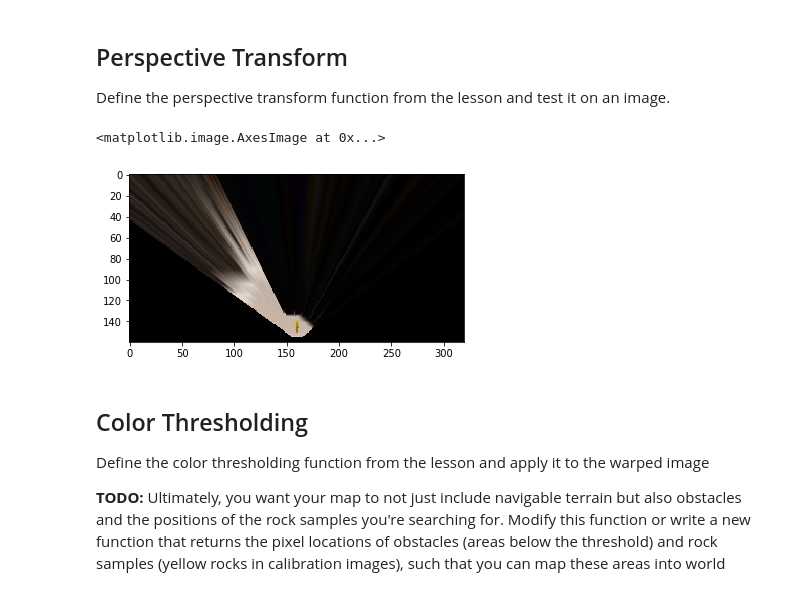
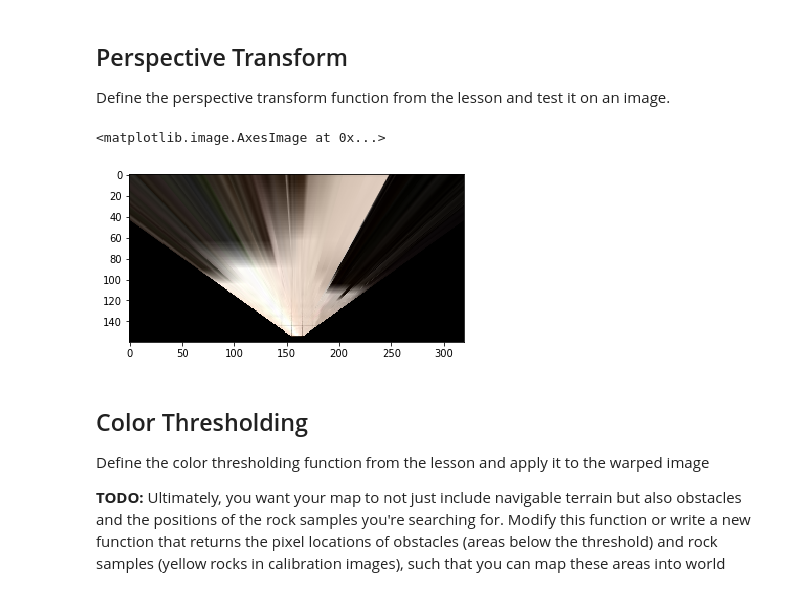
Before and after one commit to crespum/RoboND-Rover-Project, a Jupyter notebook: code/Rover_Project_Test_Notebook.ipynb, the cells around one changed output. Cells and saved outputs as stored; diff of their text form; code cells hidden in the pictures.

```diff
--- a/code/Rover_Project_Test_Notebook.ipynb
+++ b/code/Rover_Project_Test_Notebook.ipynb
@@ -95,14 +95,14 @@
                   [image.shape[1]/2 + dst_size, image.shape[0] - bottom_offset],
                   [image.shape[1]/2 + dst_size, image.shape[0] - 2*dst_size - bottom_offset],
                   [image.shape[1]/2 - dst_size, image.shape[0] - 2*dst_size - bottom_offset],
                   ])
-warped = perspect_transform(rock_img, source, destination)
+warped = perspect_transform(grid_img, source, destination)
 
 plt.imshow(warped)
 #scipy.misc.imsave('../output/warped_example.jpg', warped)
 # %% [output]
 <matplotlib.image.AxesImage at 0x...>
-[figure, old version]
+[figure, new version]
 # %% [markdown]
 ## Color Thresholding
 Define the color thresholding function from the lesson and apply it to the warped image
```
Also changed, not shown: parts of 7 cells of this notebook.
